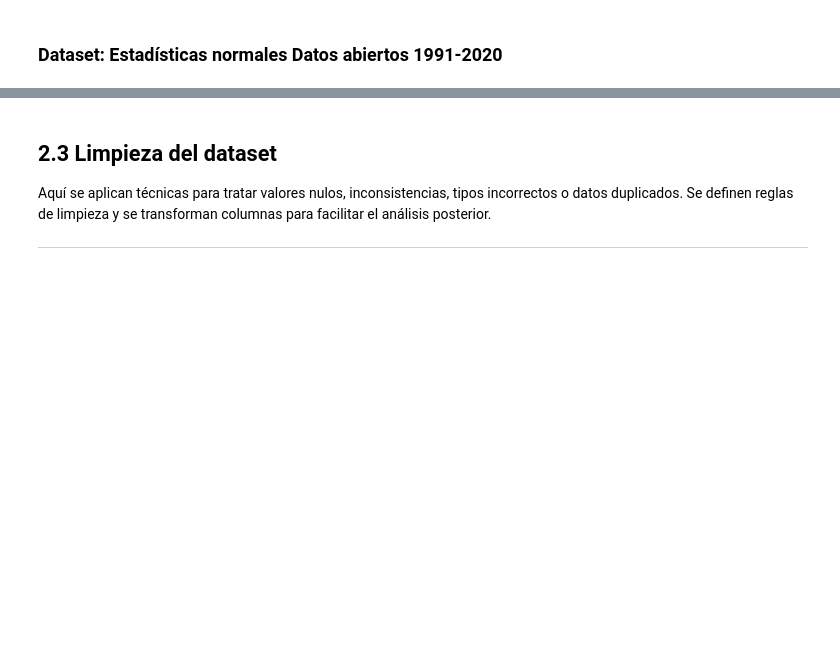
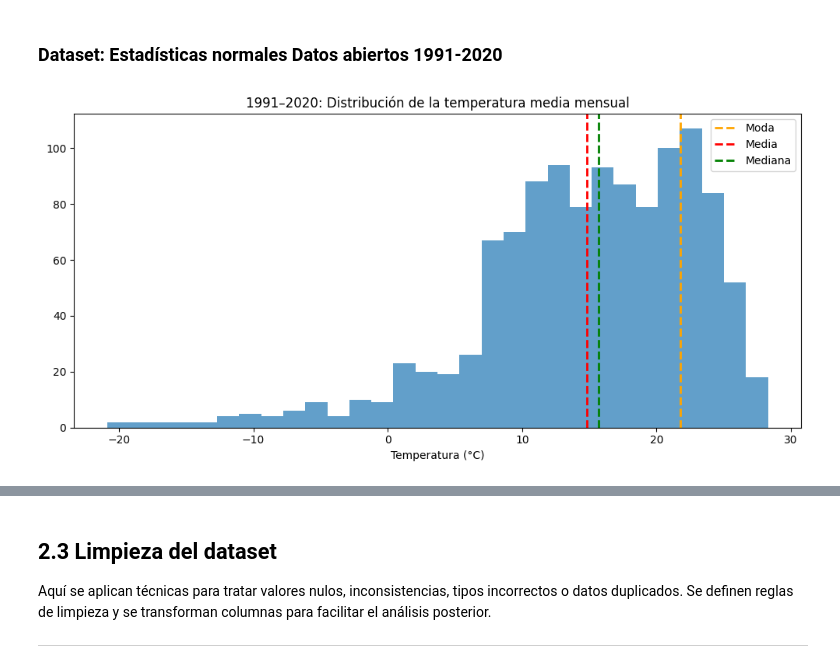
Before and after one commit to jFet1/AdD-TP, a Jupyter notebook: Trabajo_practico_integrador_AdD_19Co2024-CEIAa.ipynb, the cells around one changed output, grey strips where cells are left out. Drawn from its saved outputs; the diff is of its cells as text; code cells hidden in the pictures; blank space fills up the shorter version.

```diff
--- a/Trabajo_final_juan.ipynb
+++ b/Trabajo_practico_integrador_AdD_19Co2024-CEIAa.ipynb
@@ -213,3 +312,48 @@ plt.show()
 Este gráfico enfoca exclusivamente en las estaciones que tienen datos incompletos (menos de 365 días registrados). Las barras más bajas indican estaciones con mayor cantidad de días faltantes. Esto permite detectar posibles problemas de cobertura o interrupciones en la recolección de datos.
 # %% [markdown]
 ### Dataset: Estadísticas normales Datos abiertos 1991-2020
+# %%
+# Copia y limpieza mínima
+df_30 = df_30_raw.copy()
+df_30 = df_30.drop(columns=["Unnamed: 14"], errors="ignore")
+
+# Transformar a formato largo
+df_30 = df_30.melt(
+    id_vars=['Estación', 'Valor Medio de'],
+    var_name='Mes',
+    value_name='Valor'
+)
+
+# Convertir tipos
+df_30['Estación'] = df_30['Estación'].astype('category')
+df_30['Valor Medio de'] = df_30['Valor Medio de'].astype('category')
+df_30['Valor'] = pd.to_numeric(df_30['Valor'], errors='coerce')
+
+# Convertir Mes a categoría ordenada (enero a diciembre)
+df_30['Mes'] = pd.Categorical(
+    df_30['Mes'],
+    categories=['Ene', 'Feb', 'Mar', 'Abr', 'May', 'Jun', 'Jul', 'Ago', 'Sep', 'Oct', 'Nov', 'Dic'],
+    ordered=True
+)
+# %%
+# Filtrar solo filas con temperatura media
+df_temp_media = df_30[df_30['Valor Medio de'] == 'Temperatura (°C)'].copy()
+
+# Crear figura y eje
+fig, ax = plt.subplots(figsize=(10, 5))
+
+# Dibujar histograma
+ax.hist(df_temp_media['Valor'].dropna(), bins=30, alpha=0.7)
+ax.axvline(df_temp_media['Valor'].mode()[0], color='orange', linestyle='dashed', linewidth=2, label='Moda')
+ax.axvline(df_temp_media['Valor'].mean(), color='red', linestyle='dashed', linewidth=2, label='Media')
+ax.axvline(df_temp_media['Valor'].median(), color='green', linestyle='dashed', linewidth=2, label='Mediana')
+
+# Etiquetas y título
+ax.set_title('1991–2020: Distribución de la temperatura media mensual')
+ax.set_xlabel('Temperatura (°C)')
+ax.legend()
+
+plt.tight_layout()
+plt.show()
+# %% [output]
+[figure, added]
```
Also changed, not shown: parts of 39 cells of this notebook, 6 other files.
